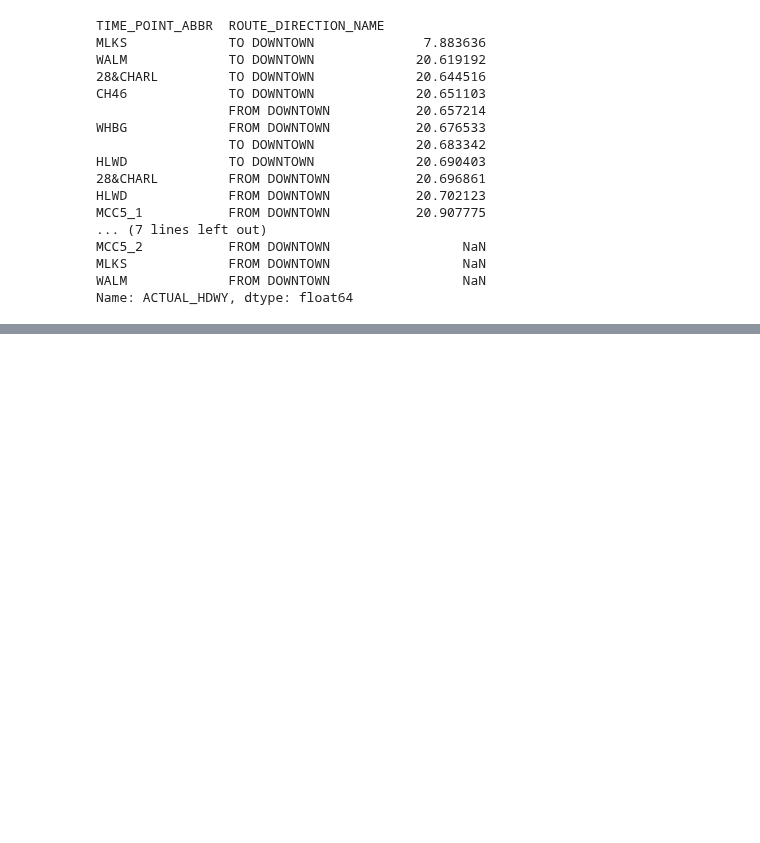
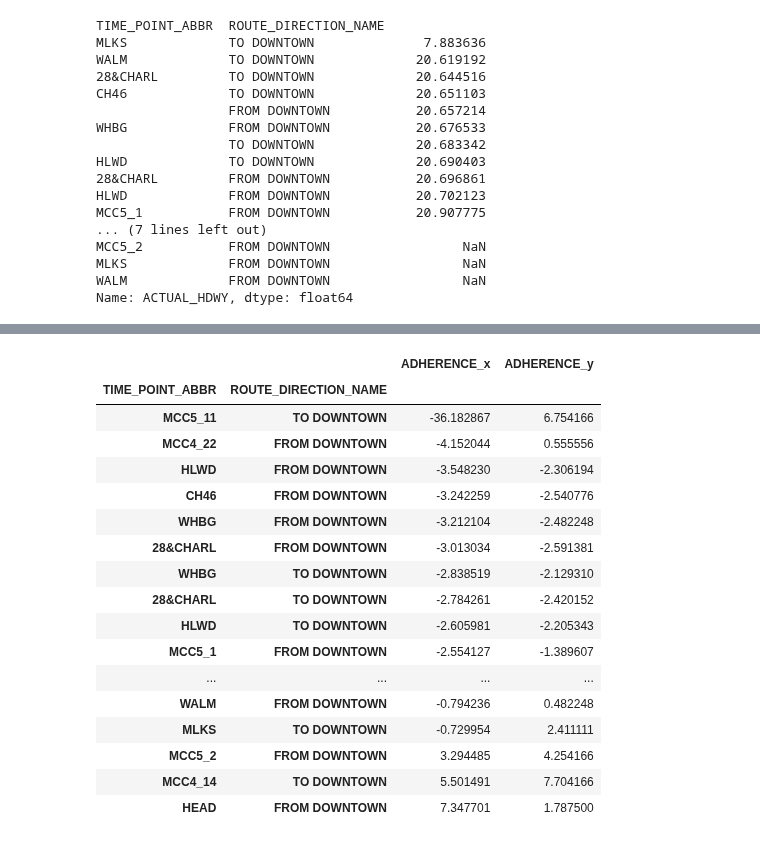
Before and after one commit to NSS-Data-Analytics-Cohort-14/wego-partnerproject-da14-v2-kshaffer93, a Jupyter notebook: notebooks/WeGo Data Introduction.ipynb, the cells around one changed output, grey strips where cells are left out. Drawn from its saved outputs; the diff is of its cells as text; code cells hidden in the pictures; blank space fills up the shorter version.

Commit message:
Adherence Average Comparison before and after

```diff
--- a/notebooks/WeGo Data Introduction.ipynb
+++ b/notebooks/WeGo Data Introduction.ipynb
@@ -1196,0 +1213,2 @@ Name: ACTUAL_HDWY, dtype: float64
+# %%
+pre_TSP = new_view.groupby(['TIME_POINT_ABBR', 'ROUTE_DIRECTION_NAME'])['ADHERENCE'].mean().sort_values()
@@ -1196,0 +1235,29 @@ Name: ACTUAL_HDWY, dtype: float64
+# %%
+TSP_view = (
+    default
+    .loc[default['ROUTE_ABBR'] == 50]
+    .loc[default['CALENDAR_ID'].isin([120250203, 120250210, 120250505, 120250512])]
+    [['CALENDAR_ID',
+      'TIME_POINT_ABBR',
+ 'SERVICE_ABBR',
+ 'DATE',
+ 'ROUTE_ABBR',
+ 'TRIP_ID',
+ 'OVERLOAD_ID',
+ 'ROUTE_DIRECTION_NAME',
+ 'ROUTE_STOP_SEQUENCE',
+ 'TRIP_EDGE',
+ 'SCHEDULED_TIME',
+ 'ACTUAL_ARRIVAL_TIME',
+ 'ACTUAL_DEPARTURE_TIME',
+ 'ADHERENCE',
+ 'SCHEDULED_HDWY',
+ 'ACTUAL_HDWY',
+ 'HDWY_DEV',
+ 'ADJUSTED_EARLY_COUNT',
+ 'ADJUSTED_LATE_COUNT',
+ 'ADJUSTED_ONTIME_COUNT'
+        ]]
+)
+# %%
+mid_TSP = TSP_view.groupby(['TIME_POINT_ABBR', 'ROUTE_DIRECTION_NAME'])['ADHERENCE'].mean().sort_values()
@@ -1196,0 +1284,23 @@ Name: ACTUAL_HDWY, dtype: float64
+# %%
+merged_df = pd.merge(pre_TSP, mid_TSP, on=['TIME_POINT_ABBR', 'ROUTE_DIRECTION_NAME'], how='inner')
+# %%
+merged_df
+# %% [output]
+|  |  | ADHERENCE_x | ADHERENCE_y |
+| TIME_POINT_ABBR | ROUTE_DIRECTION_NAME |  |  |
+| MCC5_11 | TO DOWNTOWN | -36.182867 | 6.754166 |
+| MCC4_22 | FROM DOWNTOWN | -4.152044 | 0.555556 |
+| HLWD | FROM DOWNTOWN | -3.548230 | -2.306194 |
+| CH46 | FROM DOWNTOWN | -3.242259 | -2.540776 |
+| WHBG | FROM DOWNTOWN | -3.212104 | -2.482248 |
+| 28&CHARL | FROM DOWNTOWN | -3.013034 | -2.591381 |
+| WHBG | TO DOWNTOWN | -2.838519 | -2.129310 |
+| 28&CHARL | TO DOWNTOWN | -2.784261 | -2.420152 |
+| HLWD | TO DOWNTOWN | -2.605981 | -2.205343 |
+| MCC5_1 | FROM DOWNTOWN | -2.554127 | -1.389607 |
+| ... | ... | ... | ... |
+| WALM | FROM DOWNTOWN | -0.794236 | 0.482248 |
+| MLKS | TO DOWNTOWN | -0.729954 | 2.411111 |
+| MCC5_2 | FROM DOWNTOWN | 3.294485 | 4.254166 |
+| MCC4_14 | TO DOWNTOWN | 5.501491 | 7.704166 |
+| HEAD | FROM DOWNTOWN | 7.347701 | 1.787500 |
```
Also changed, not shown: parts of 7 cells of this notebook.
